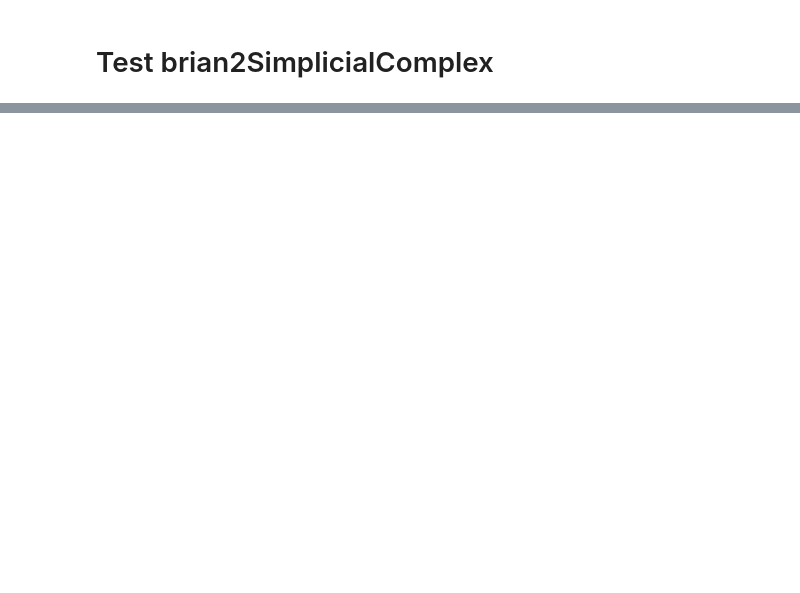
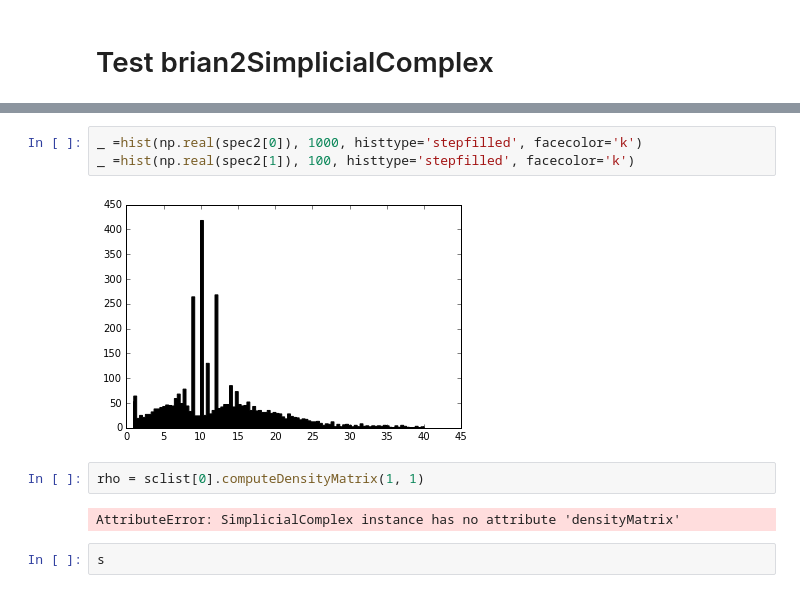
Before and after one commit to theilmbh/Resonnant, a Jupyter notebook: testResonnant.ipynb, the cells around one changed output, grey strips where cells are left out. Saved outputs shown, nothing was run; the diff lists cells and outputs as text; blank space fills up the shorter version.

```diff
--- a/testResonnant.ipynb
+++ b/testResonnant.ipynb
@@ -83,0 +111,11 @@ KeyboardInterrupt:
+# %%
+_ =hist(np.real(spec2[0]), 1000, histtype='stepfilled', facecolor='k')
+_ =hist(np.real(spec2[1]), 100, histtype='stepfilled', facecolor='k')
+# %% [output]
+[figure, added]
+# %%
+rho = sclist[0].computeDensityMatrix(1, 1)
+# %% [output]
+AttributeError: SimplicialComplex instance has no attribute 'densityMatrix'
+# %%
+s
```
Also changed, not shown: parts of 9 cells of this notebook, 1 other file.
